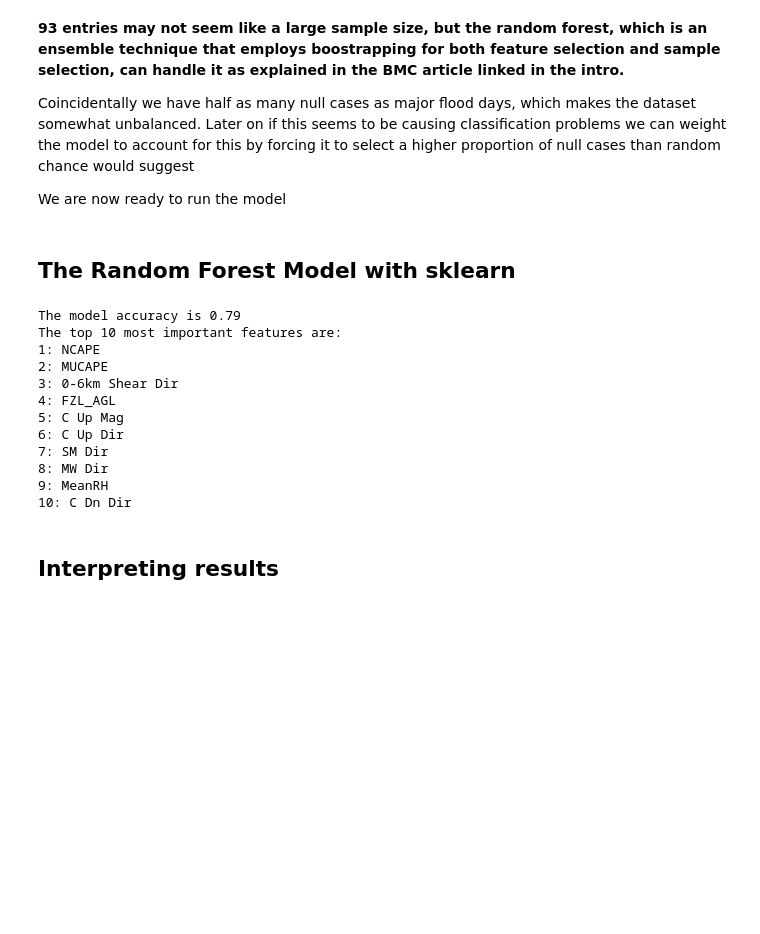
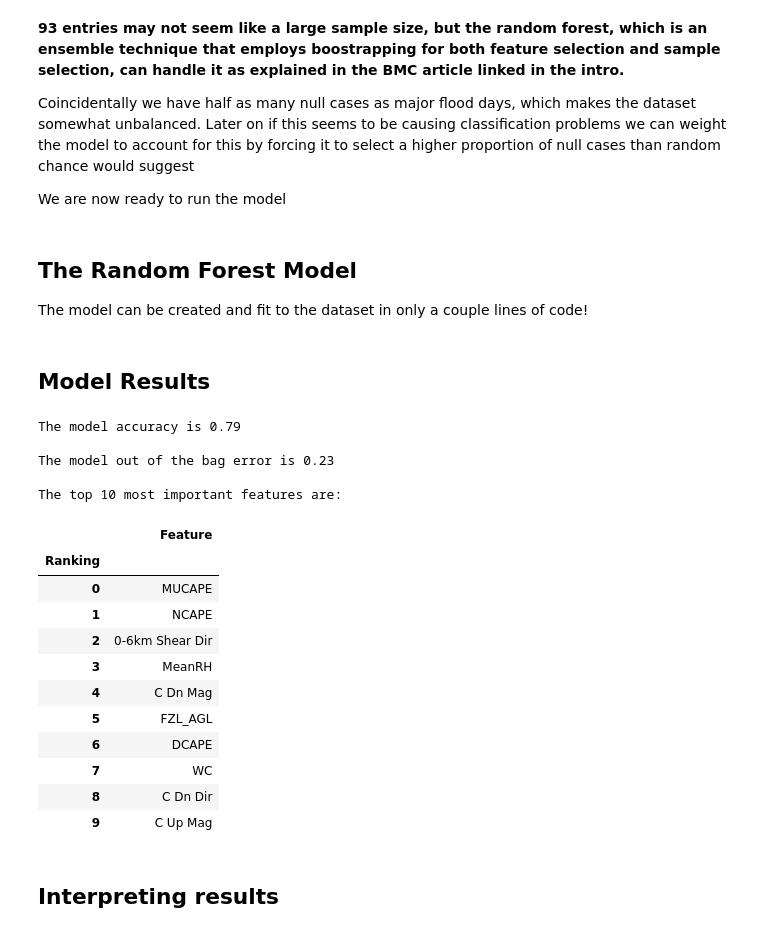
Before and after one commit to Meteorcane13/FFW_study, a Jupyter notebook: FlashFloodStudy.ipynb, the cells around one changed output. Drawn from its saved outputs; the diff is of its cells as text; code cells hidden in the pictures; blank space fills up the shorter version.

```diff
--- a/FlashFloodStudy.ipynb
+++ b/FlashFloodStudy.ipynb
@@ -134,8 +136,10 @@ There are 62 major flood days and 31 null days
 Coincidentally we have half as many null cases as major flood days, which makes the dataset somewhat unbalanced. Later on if this seems to be causing classification problems we can weight the model to account for this by forcing it to select a higher proportion of null cases than random chance would suggest
 
 We are now ready to run the model </b>
-# %% [markdown]
- ## The Random Forest Model with sklearn
+# %% [markdown]
+ ## The Random Forest Model
+
+ The model can be created and fit to the dataset in only a couple lines of code!
 # %%
 import sklearn.ensemble as ens
 from sklearn.model_selection import train_test_split
@@ -147,36 +151,48 @@ xtrain, xtest, ytrain, ytest = train_test_split(predictors,
 
 """Let's create a random forest with 1000 trees but leave all other hyperparameters default to
 begin with """
-clf = ens.RandomForestClassifier(n_estimators=1000)
+clf = ens.RandomForestClassifier(n_estimators=1000, oob_score=True)
 #Fit the random forest using the training data
 clf.fit(xtrain, ytrain)
 #Predict the results using the test parameters as input
 y_pred = clf.predict(xtest)
-#How accurate was this prediction?
-score = metrics.accuracy_score(ytest, y_pred)
-#What were the most imporant features?
-feature_imp = pd.Series(clf.feature_importances_,
-                        index=predictors.columns).sort_values(ascending=False)
-
-#Let's see the results!
-
-print "The model accuracy is {:3.2f}".format(score)
-print "The top 10 most important features are:"
-for i in xrange(10):
-    print '{}: {}'.format(i + 1, feature_imp.index[i])
-# %% [output]
-The model accuracy is 0.79
-The top 10 most important features are:
-1: NCAPE
-2: MUCAPE
-3: 0-6km Shear Dir
-4: FZL_AGL
-5: C Up Mag
-6: C Up Dir
-7: SM Dir
-8: MW Dir
-9: MeanRH
-10: C Dn Dir
+# %% [markdown]
+## Model Results
+# %%
+#Basic accuracy metric showing what percentage of test dataset model correcly classifies
+score = metrics.accuracy_score(ytest, y_pred)
+#Internal accuracy metric based on samples random forest leaves out in bootstrapping
+internal_score = 1 - clf.oob_score_
+#Most important features as determined by the model
+feature_imp = pd.Series(clf.feature_importances_,
+                        index=predictors.columns).sort_values(ascending=False)
+
+
+print 'The model accuracy is {:3.2f} \n'.format(score)
+print 'The model out of the bag error is {:3.2f} \n'.format(internal_score)
+
+print 'The top 10 most important features are:'
+feature_imp_df = pd.DataFrame(feature_imp.index, columns=['Feature']).head(10)
+feature_imp_df.index.name = 'Ranking'
+feature_imp_df.head(10)
+# %% [output]
+The model accuracy is 0.79
+
+The model out of the bag error is 0.23
+
+The top 10 most important features are:
+|  | Feature |
+| Ranking |  |
+| 0 | MUCAPE |
+| 1 | NCAPE |
+| 2 | 0-6km Shear Dir |
+| 3 | MeanRH |
+| 4 | C Dn Mag |
+| 5 | FZL_AGL |
+| 6 | DCAPE |
+| 7 | WC |
+| 8 | C Dn Dir |
+| 9 | C Up Mag |
 # %% [markdown]
 ## Interpreting results
 # %% [markdown]
```
Also changed, not shown: parts of 25 cells of this notebook.
